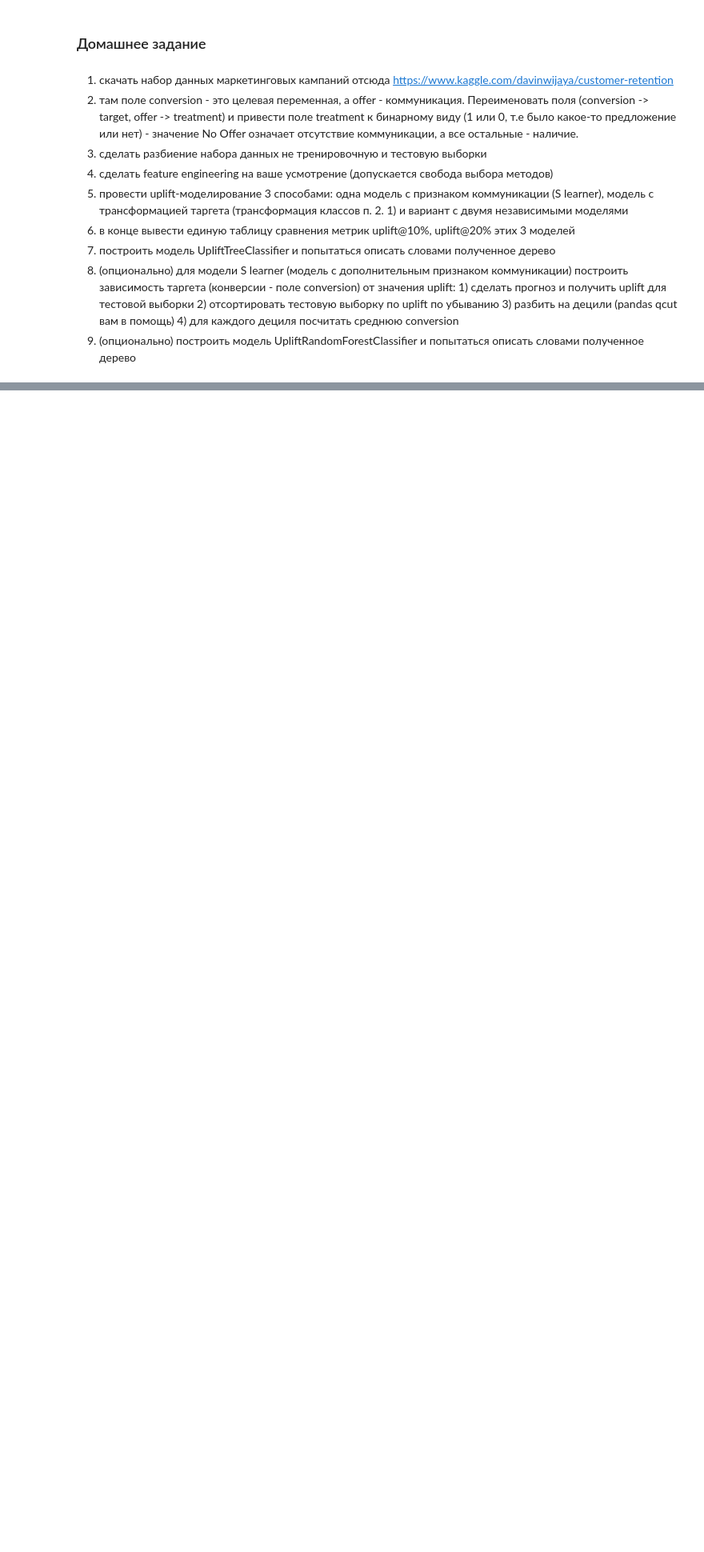
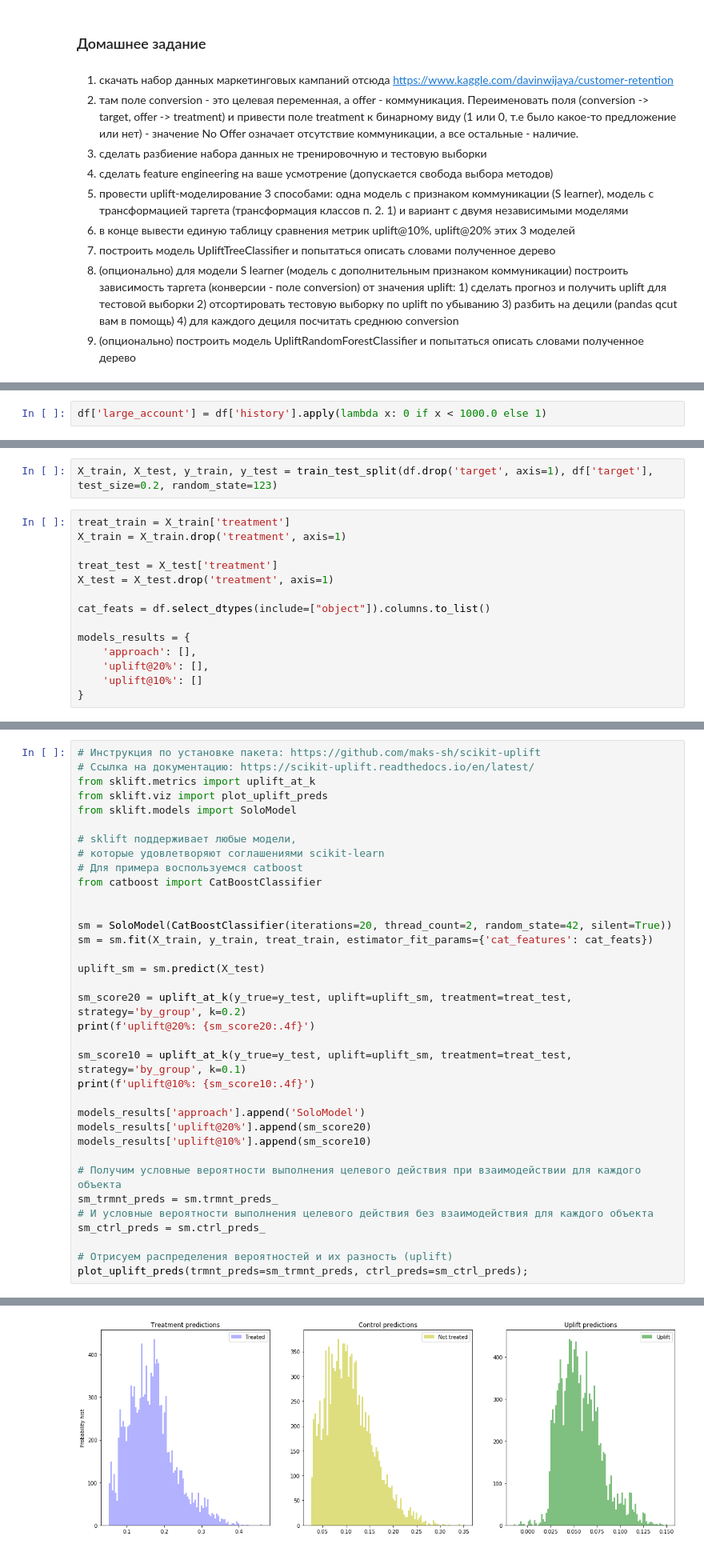
Before and after one commit to LMAXL7791211/ML_in_business, a Jupyter notebook: HW 4 ML in business 2021-06-12 Lukyanov M.ipynb, the cells around one changed output, grey strips where cells are left out. Shown at 80% size. Saved outputs shown, nothing was run; the diff lists cells and outputs as text; blank space fills up the shorter version.

```diff
--- a/HW 4 ML in business 2021-06-12 Lukyanov M.ipynb
+++ b/HW 4 ML in business 2021-06-12 Lukyanov M.ipynb
@@ -14,0 +80,2 @@
+# %%
+df['large_account'] = df['history'].apply(lambda x: 0 if x < 1000.0 else 1)
@@ -14,0 +132,16 @@
+# %%
+X_train, X_test, y_train, y_test = train_test_split(df.drop('target', axis=1), df['target'], test_size=0.2, random_state=123)
+# %%
+treat_train = X_train['treatment']
+X_train = X_train.drop('treatment', axis=1)
+
+treat_test = X_test['treatment']
+X_test = X_test.drop('treatment', axis=1)
+
+cat_feats = df.select_dtypes(include=["object"]).columns.to_list()
+
+models_results = {
+    'approach': [],
+    'uplift@20%': [],
+    'uplift@10%': []
+}
@@ -14,0 +158,36 @@
+# %%
+# Инструкция по установке пакета: https://github.com/maks-sh/scikit-uplift
+# Ссылка на документацию: https://scikit-uplift.readthedocs.io/en/latest/
+from sklift.metrics import uplift_at_k
+from sklift.viz import plot_uplift_preds
+from sklift.models import SoloModel
+
+# sklift поддерживает любые модели,
+# которые удовлетворяют соглашениями scikit-learn
+# Для примера воспользуемся catboost
+from catboost import CatBoostClassifier
+
+
+sm = SoloModel(CatBoostClassifier(iterations=20, thread_count=2, random_state=42, silent=True))
+sm = sm.fit(X_train, y_train, treat_train, estimator_fit_params={'cat_features': cat_feats})
+
+uplift_sm = sm.predict(X_test)
+
+sm_score20 = uplift_at_k(y_true=y_test, uplift=uplift_sm, treatment=treat_test, strategy='by_group', k=0.2)
+print(f'uplift@20%: {sm_score20:.4f}')
+
+sm_score10 = uplift_at_k(y_true=y_test, uplift=uplift_sm, treatment=treat_test, strategy='by_group', k=0.1)
+print(f'uplift@10%: {sm_score10:.4f}')
+
+models_results['approach'].append('SoloModel')
+models_results['uplift@20%'].append(sm_score20)
+models_results['uplift@10%'].append(sm_score10)
+
+# Получим условные вероятности выполнения целевого действия при взаимодействии для каждого объекта
+sm_trmnt_preds = sm.trmnt_preds_
+# И условные вероятности выполнения целевого действия без взаимодействия для каждого объекта
+sm_ctrl_preds = sm.ctrl_preds_
+
+# Отрисуем распределения вероятностей и их разность (uplift)
+plot_uplift_preds(trmnt_preds=sm_trmnt_preds, ctrl_preds=sm_ctrl_preds);
+# %% [output]
@@ -14,0 +196 @@
+[figure, added]
```
Also changed, not shown: parts of 34 cells of this notebook.
